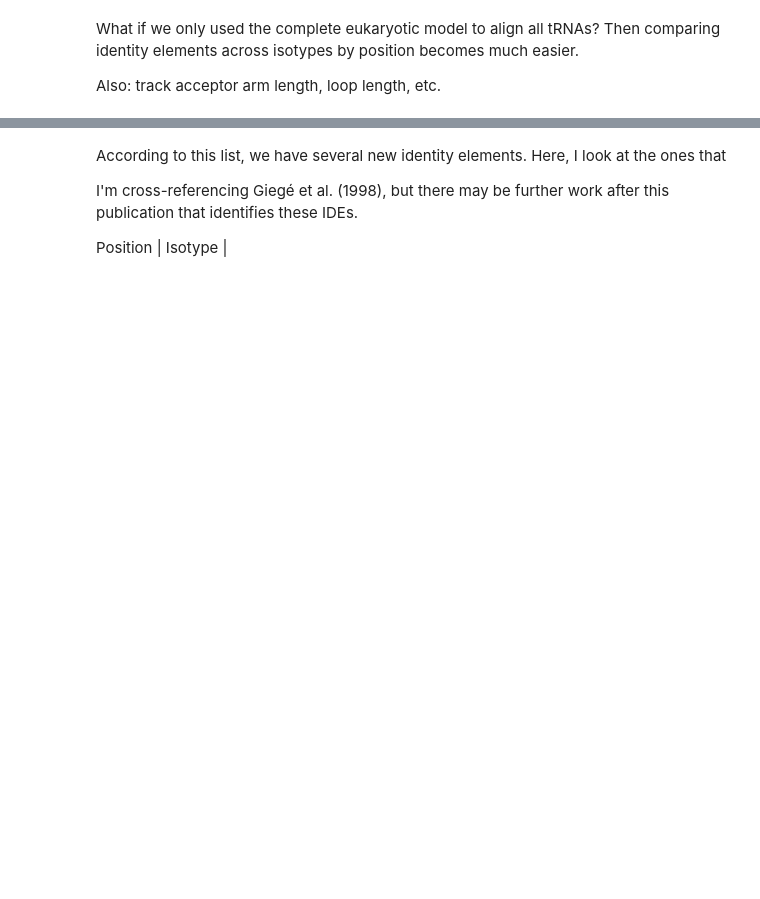
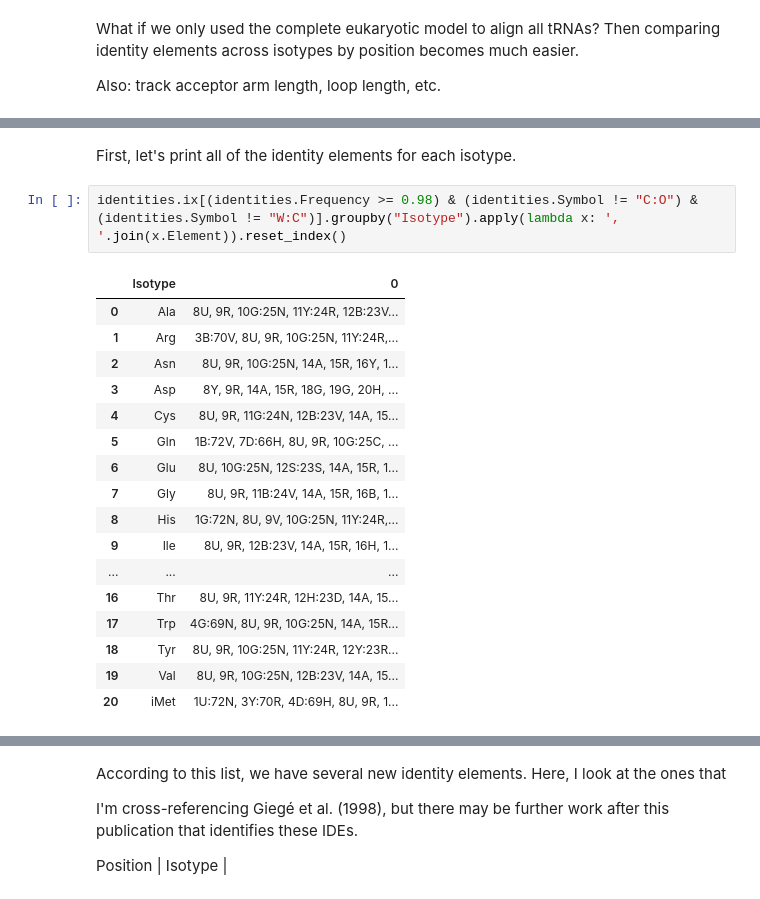
Before and after one commit to bylin/euk-features, a Jupyter notebook: notebooks/euk-isotypes.ipynb, the cells around one changed output, grey strips where cells are left out. Cells and saved outputs as stored; diff of their text form; blank space fills up the shorter version.

```diff
--- a/notebooks/euk-isotypes.ipynb
+++ b/notebooks/euk-isotypes.ipynb
@@ -65,0 +88,22 @@ key_ides
+# %% [markdown]
+First, let's print all of the identity elements for each isotype.
+# %%
+identities.ix[(identities.Frequency >= 0.98) & (identities.Symbol != "C:O") & (identities.Symbol != "W:C")].groupby("Isotype").apply(lambda x: ', '.join(x.Element)).reset_index()
+# %% [output]
+|  | Isotype | 0 |
+| 0 | Ala | 8U, 9R, 10G:25N, 11Y:24R, 12B:23V... |
+| 1 | Arg | 3B:70V, 8U, 9R, 10G:25N, 11Y:24R,... |
+| 2 | Asn | 8U, 9R, 10G:25N, 14A, 15R, 16Y, 1... |
+| 3 | Asp | 8Y, 9R, 14A, 15R, 18G, 19G, 20H, ... |
+| 4 | Cys | 8U, 9R, 11G:24N, 12B:23V, 14A, 15... |
+| 5 | Gln | 1B:72V, 7D:66H, 8U, 9R, 10G:25C, ... |
+| 6 | Glu | 8U, 10G:25N, 12S:23S, 14A, 15R, 1... |
+| 7 | Gly | 8U, 9R, 11B:24V, 14A, 15R, 16B, 1... |
+| 8 | His | 1G:72N, 8U, 9V, 10G:25N, 11Y:24R,... |
+| 9 | Ile | 8U, 9R, 12B:23V, 14A, 15R, 16H, 1... |
+| ... | ... | ... |
+| 16 | Thr | 8U, 9R, 11Y:24R, 12H:23D, 14A, 15... |
+| 17 | Trp | 4G:69N, 8U, 9R, 10G:25N, 14A, 15R... |
+| 18 | Tyr | 8U, 9R, 10G:25N, 11Y:24R, 12Y:23R... |
+| 19 | Val | 8U, 9R, 10G:25N, 12B:23V, 14A, 15... |
+| 20 | iMet | 1U:72N, 3Y:70R, 4D:69H, 8U, 9R, 1... |
```
Also changed, not shown: parts of 12 cells of this notebook.
